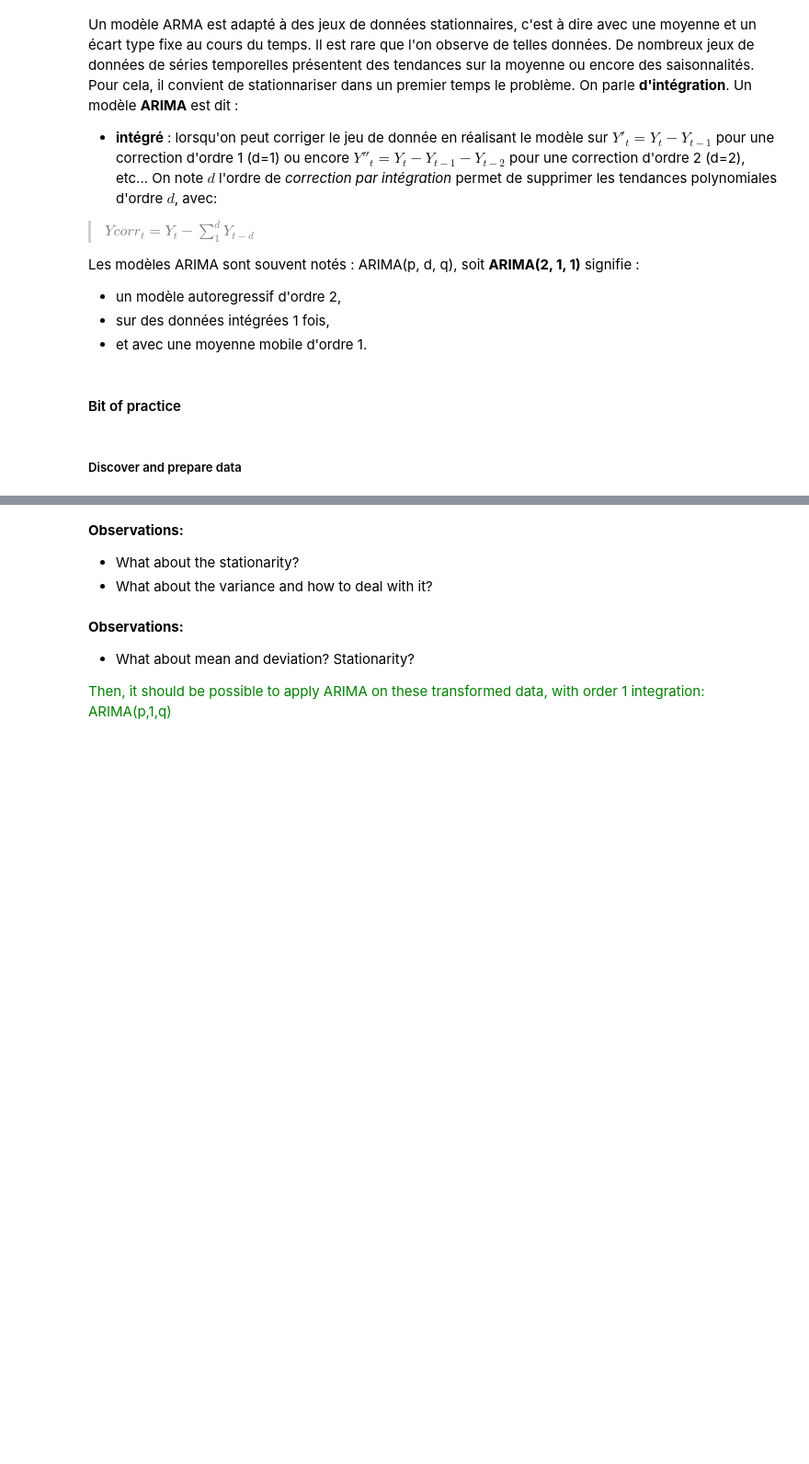
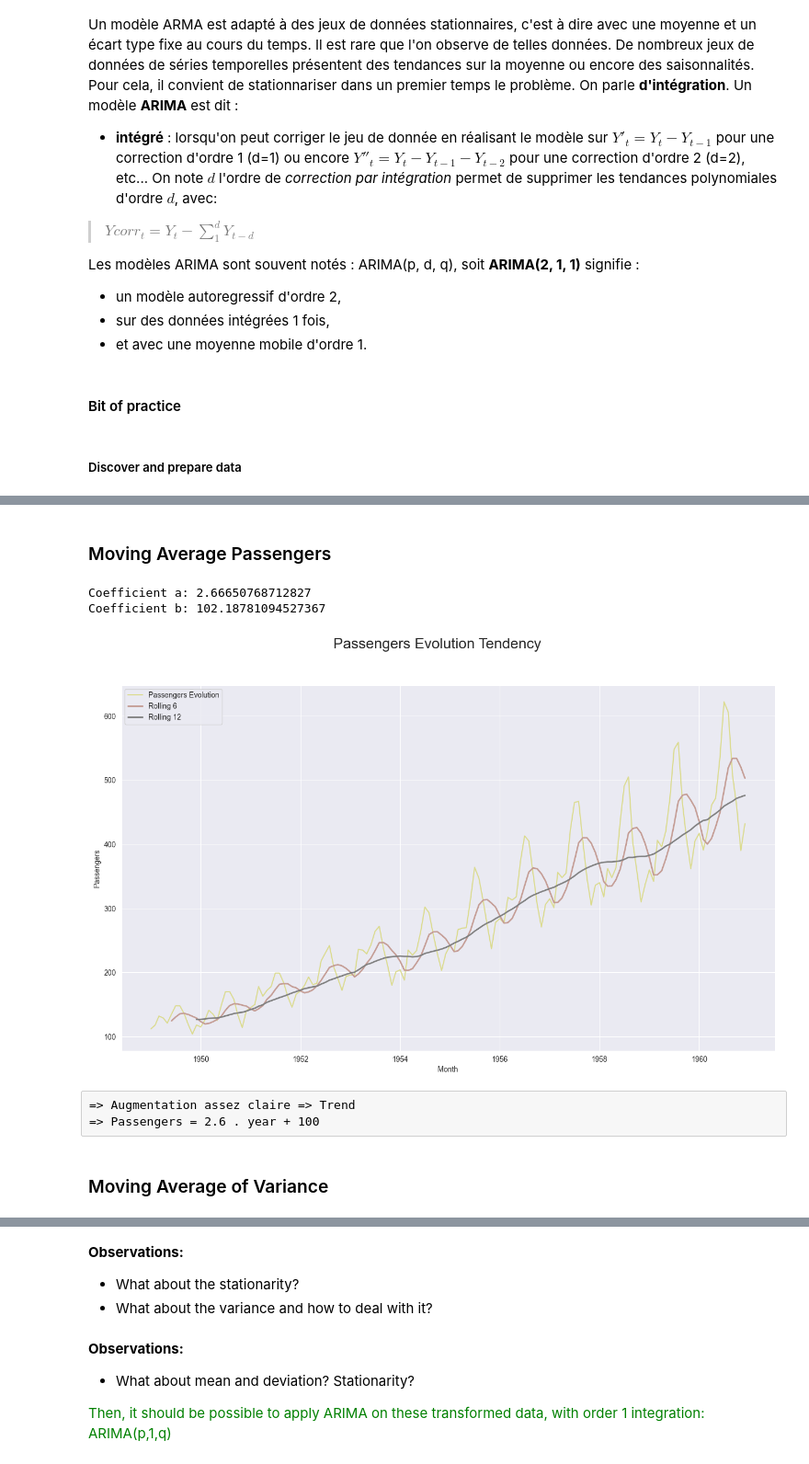
Before and after one commit to ManuLabricole/CDN-MachineLearning, a Jupyter notebook: ML6/2023_Campus_ML6-NB2.ipynb, the cells around one changed output, grey strips where cells are left out. Shown at 92% size. Saved outputs shown, nothing was run; the diff lists cells and outputs as text; code cells hidden in the pictures; blank space fills up the shorter version.

Commit message:
add test heteroske and graph exploration pattern and variance

```diff
--- a/ML6/2023_Campus_ML6-NB2.ipynb
+++ b/ML6/2023_Campus_ML6-NB2.ipynb
@@ -181,0 +179,64 @@ plt.plot(df["Passengers"])
+# %% [markdown]
+### Moving Average Passengers
+# %%
+passengers = df["Passengers"]
+passengersRolling6 = df['Passengers'].rolling(window=6).mean()
+passengersRolling12 = df['Passengers'].rolling(window=12).mean()
+# %%
+x = np.arange(len(passengersRolling12.dropna()))
+y = passengersRolling12.dropna()
+
+coefficients = np.polyfit(x, y, 1)
+a = coefficients[0]  # Slope
+b = coefficients[1]  # Intercept
+
+# Compute the regression curve ax + b
+regression_curve = a * x + b
+
+# Print the coefficients a and b
+print('Coefficient a:', a)
+print('Coefficient b:', b)
+# %% [output]
+Coefficient a: 2.66650768712827
+Coefficient b: 102.18781094527367
+# %%
+fig, ax = plt.subplots(ncols=1, nrows=1, figsize=(16,9))
+fig.suptitle("Passengers Evolution Tendency", fontsize=20)
+
+
+
+
+# Plotting the normal distribution curve
+sns.lineplot(
+    ax=ax,
+    x = df.index,
+    y = passengers,
+    color = colors[1],
+    label="Passengers Evolution"
+)
+sns.lineplot(
+    ax=ax,
+    x = df.index,
+    y = passengersRolling6,
+    color = colors[6],
+    label="Rolling 6",
+    linewidth=2
+)
+sns.lineplot(
+    ax=ax,
+    x = df.index,
+    y = passengersRolling12,
+    color = colors[4],
+    label="Rolling 12",
+    linewidth=2
+)
+
+# Displaying the plot
+plt.show()
+# %% [output]
+[figure, added]
+# %% [raw]
+=> Augmentation assez claire => Trend
+=> Passengers = 2.6 . year + 100
+# %% [markdown]
+### Moving Average of Variance
```
Also changed, not shown: parts of 35 cells of this notebook, 1 other file.
